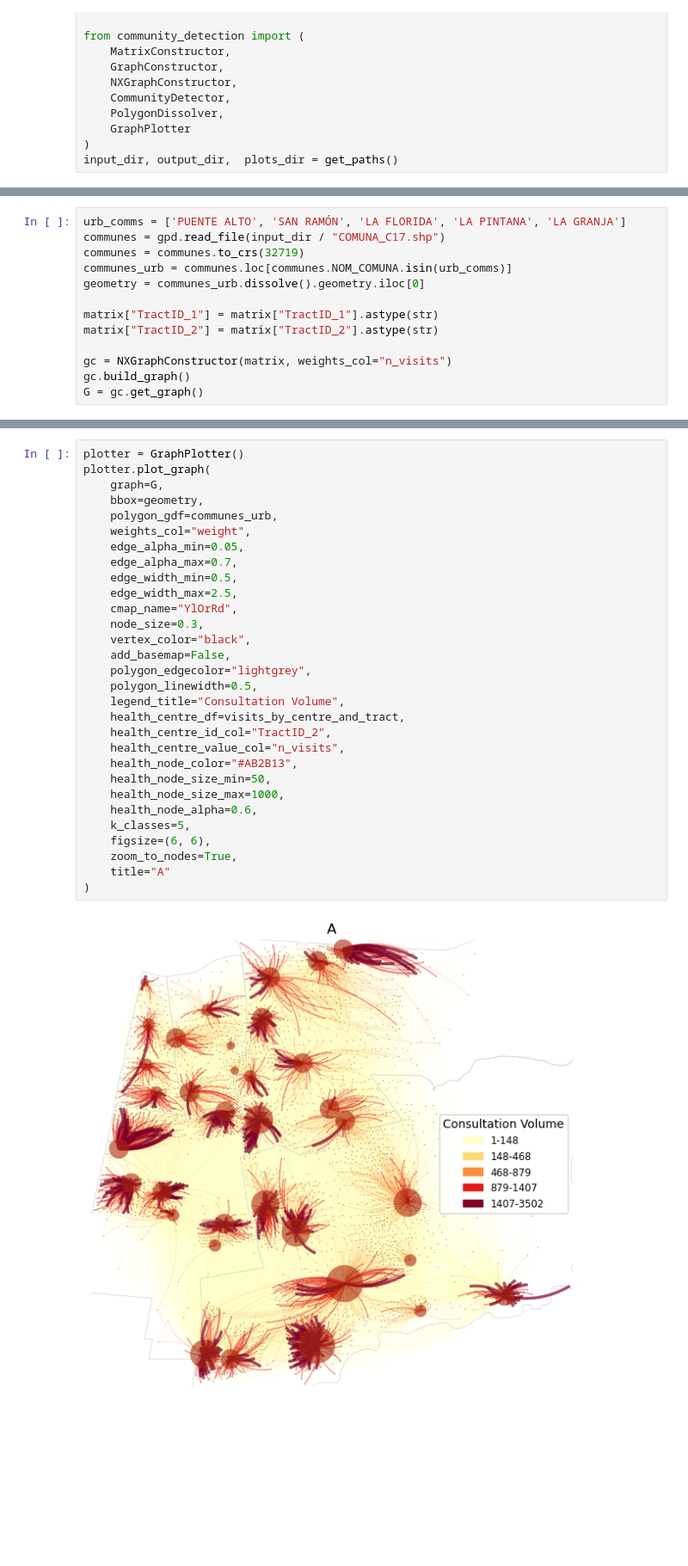
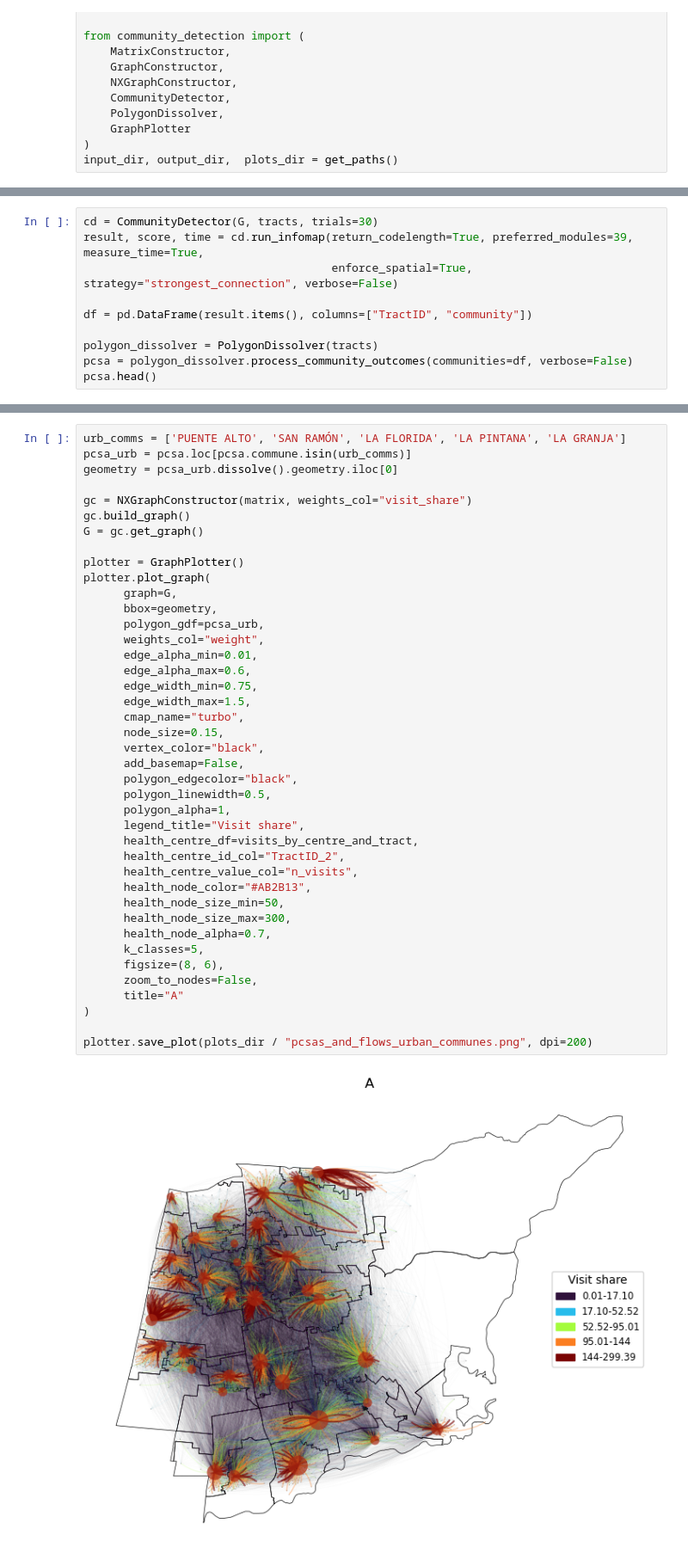
Before and after one commit to fportalesor/pcsa-community-detection, a Jupyter notebook: notebooks/flow_networks.ipynb, the cells around one changed output, grey strips where cells are left out. Shown at 86% size. Drawn from its saved outputs; the diff is of its cells as text; blank space fills up the shorter version.

Commit message:
update flow plots and related notebook

```diff
--- a/notebooks/flow_networks.ipynb
+++ b/notebooks/flow_networks.ipynb
@@ -74,13 +61,10 @@ visits_by_centre_and_tract.head()
 # %%
-urb_comms = ['PUENTE ALTO', 'SAN RAMÓN', 'LA FLORIDA', 'LA PINTANA', 'LA GRANJA']
-communes = gpd.read_file(input_dir / "COMUNA_C17.shp")
-communes = communes.to_crs(32719)
-communes_urb = communes.loc[communes.NOM_COMUNA.isin(urb_comms)]
-geometry = communes_urb.dissolve().geometry.iloc[0]
+cd = CommunityDetector(G, tracts, trials=30)
+result, score, time = cd.run_infomap(return_codelength=True, preferred_modules=39, measure_time=True,
+                                     enforce_spatial=True, strategy="strongest_connection", verbose=False)
 
-matrix["TractID_1"] = matrix["TractID_1"].astype(str)
-matrix["TractID_2"] = matrix["TractID_2"].astype(str)
+df = pd.DataFrame(result.items(), columns=["TractID", "community"])
 
-gc = NXGraphConstructor(matrix, weights_col="n_visits")
-gc.build_graph()
-G = gc.get_graph()
+polygon_dissolver = PolygonDissolver(tracts)
+pcsa = polygon_dissolver.process_community_outcomes(communities=df, verbose=False)
+pcsa.head()
@@ -105,32 +78,43 @@ matrix.head()
 # %%
+urb_comms = ['PUENTE ALTO', 'SAN RAMÓN', 'LA FLORIDA', 'LA PINTANA', 'LA GRANJA']
+pcsa_urb = pcsa.loc[pcsa.commune.isin(urb_comms)]
+geometry = pcsa_urb.dissolve().geometry.iloc[0]
+
+gc = NXGraphConstructor(matrix, weights_col="visit_share")
+gc.build_graph()
+G = gc.get_graph()
+
 plotter = GraphPlotter()
 plotter.plot_graph(
-    graph=G,
-    bbox=geometry,
-    polygon_gdf=communes_urb,
-    weights_col="weight",
-    edge_alpha_min=0.05,
-    edge_alpha_max=0.7,
-    edge_width_min=0.5,
-    edge_width_max=2.5,
-    cmap_name="YlOrRd",
-    node_size=0.3,
-    vertex_color="black",
-    add_basemap=False,
-    polygon_edgecolor="lightgrey",
-    polygon_linewidth=0.5,
-    legend_title="Consultation Volume",
-    health_centre_df=visits_by_centre_and_tract,
-    health_centre_id_col="TractID_2",
-    health_centre_value_col="n_visits",
-    health_node_color="#AB2B13",
-    health_node_size_min=50,
-    health_node_size_max=1000,
-    health_node_alpha=0.6,
-    k_classes=5,
-    figsize=(6, 6),
-    zoom_to_nodes=True,
-    title="A"
+      graph=G,
+      bbox=geometry,
+      polygon_gdf=pcsa_urb,
+      weights_col="weight",
+      edge_alpha_min=0.01,
+      edge_alpha_max=0.6,
+      edge_width_min=0.75,
+      edge_width_max=1.5,
+      cmap_name="turbo",
+      node_size=0.15,
+      vertex_color="black",
+      add_basemap=False,
+      polygon_edgecolor="black",
+      polygon_linewidth=0.5,
+      polygon_alpha=1,
+      legend_title="Visit share",
+      health_centre_df=visits_by_centre_and_tract,
+      health_centre_id_col="TractID_2",
+      health_centre_value_col="n_visits",
+      health_node_color="#AB2B13",
+      health_node_size_min=50,
+      health_node_size_max=300,
+      health_node_alpha=0.7,
+      k_classes=5,
+      figsize=(8, 6),
+      zoom_to_nodes=False,
+      title="A"
 )
+
+plotter.save_plot(plots_dir / "pcsas_and_flows_urban_communes.png", dpi=200)
 # %% [output]
-[figure, old version]
+[figure, new version]
```
Also changed, not shown: parts of 10 cells of this notebook, 2 other files.
